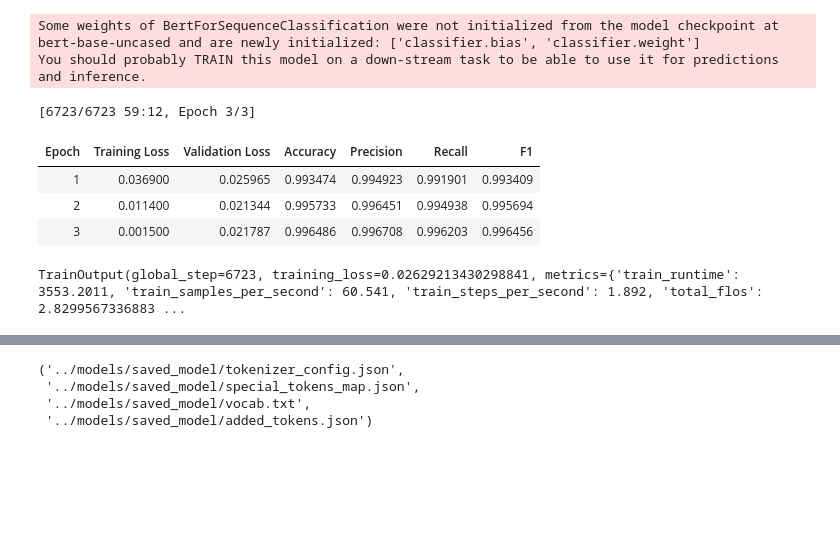
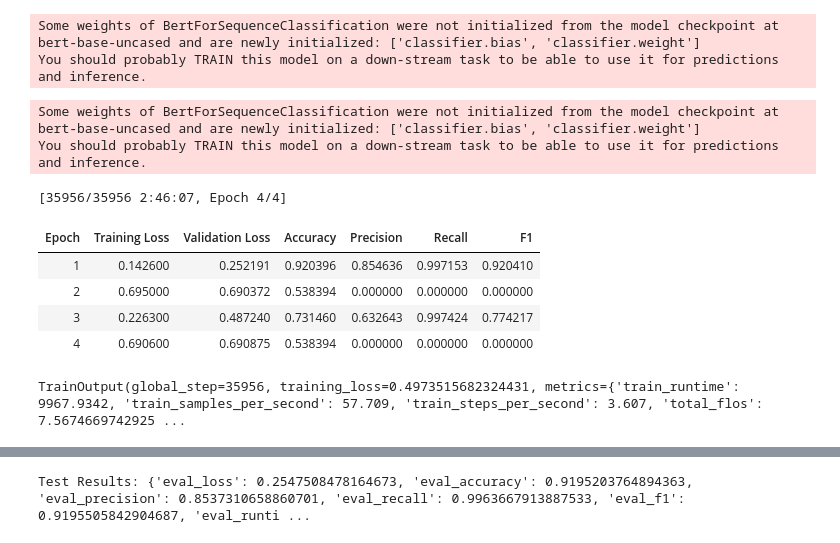
Before and after one commit to ZackPham21/EECS4480---Capstone-Project, a Jupyter notebook: notebooks/02_train_bert.ipynb, the cells around one changed output, grey strips where cells are left out. Saved outputs shown, nothing was run; the diff lists cells and outputs as text; code cells hidden in the pictures; blank space fills up the shorter version.

```diff
--- a/notebooks/02_train_bert.ipynb
+++ b/notebooks/02_train_bert.ipynb
@@ -59,22 +94,16 @@ test_encodings  = tokenizer(test_texts, truncation=True, padding=True, max_lengt
 # %%
-import torch
-# Custom Dataset class
+# Define custom dataset compatible with PyTorch DataLoader
 class EmailDataset(torch.utils.data.Dataset):
     def __init__(self, encodings, labels):
-        self.encodings = encodings # Store the tokenized input data
-        self.labels = labels # Store the corresponding labels
+        self.encodings = encodings           # Tokenized inputs (input_ids, attention_mask)
+        self.labels = list(labels)           # Store corresponding labels
 
     def __len__(self):
-        return len(self.labels) # Return the total number of samples in the dataset
+        return len(self.labels)              # Total number of samples
 
-    def __getitem__(self, idx): # For a given index, retrieve the input tokens and their label
-
-        # Each tensor corresponds to one sample (row) from the tokenized data
-        item = {key: torch.tensor(val[idx]) for key, val in self.encodings.items()}
-        item["labels"] = torch.tensor(int(self.labels.iloc[idx])) # Add the label
+    def __getitem__(self, idx):
+        # Retrieve one encoded sample by index
+        item = {k: torch.tensor(v[idx]) for k, v in self.encodings.items()}
+        # Add corresponding label
+        item["labels"] = torch.tensor(int(self.labels[idx]), dtype=torch.long)
         return item
-
-# Create 3 datasets
-train_dataset = EmailDataset(train_encodings, train_labels)
-val_dataset = EmailDataset(val_encodings, val_labels)
-test_dataset = EmailDataset(test_encodings, test_labels)
@@ -291,12 +413,28 @@ trainer = Trainer(
 Some weights of BertForSequenceClassification were not initialized from the model checkpoint at bert-base-uncased and are newly initialized: ['classifier.bias', 'classifier.weight']
 You should probably TRAIN this model on a down-stream task to be able to use it for predictions and inference.
 # %%
-# Training
-trainer.train()
+# Train the tuned model on full train/val
+train_out_final = tuned_trainer.train()
+print(train_out_final)
+
+# Save the newly trained BERT model and tokenizer
+FINAL_DIR = Path("../models/saved_model")
+FINAL_DIR.mkdir(parents=True, exist_ok=True)
+tuned_trainer.save_model(str(FINAL_DIR))
+tokenizer.save_pretrained(str(FINAL_DIR))
+
+trainer = tuned_trainer
+
+# Evaluate on the held-out test set
+test_results = trainer.evaluate(test_dataset)
+print("Test Results:", test_results)
 # %% [output]
-[6723/6723 59:12, Epoch 3/3]
+Some weights of BertForSequenceClassification were not initialized from the model checkpoint at bert-base-uncased and are newly initialized: ['classifier.bias', 'classifier.weight']
+You should probably TRAIN this model on a down-stream task to be able to use it for predictions and inference.
+[35956/35956 2:46:07, Epoch 4/4]
 | Epoch | Training Loss | Validation Loss | Accuracy | Precision | Recall | F1 |
-| 1 | 0.036900 | 0.025965 | 0.993474 | 0.994923 | 0.991901 | 0.993409 |
-| 2 | 0.011400 | 0.021344 | 0.995733 | 0.996451 | 0.994938 | 0.995694 |
-| 3 | 0.001500 | 0.021787 | 0.996486 | 0.996708 | 0.996203 | 0.996456 |
+| 1 | 0.142600 | 0.252191 | 0.920396 | 0.854636 | 0.997153 | 0.920410 |
+| 2 | 0.695000 | 0.690372 | 0.538394 | 0.000000 | 0.000000 | 0.000000 |
+| 3 | 0.226300 | 0.487240 | 0.731460 | 0.632643 | 0.997424 | 0.774217 |
+| 4 | 0.690600 | 0.690875 | 0.538394 | 0.000000 | 0.000000 | 0.000000 |
-TrainOutput(global_step=6723, training_loss=0.02629213430298841, metrics={'train_runtime': 3553.2011, 'train_samples_per_second': 60.541, 'train_steps_per_second': 1.892, 'total_flos': 2.8299567336883 ...
+TrainOutput(global_step=35956, training_loss=0.4973515682324431, metrics={'train_runtime': 9967.9342, 'train_samples_per_second': 57.709, 'train_steps_per_second': 3.607, 'total_flos': 7.5674669742925 ...
@@ -303,9 +442 @@ TrainOutput(global_step=6723, training_loss=0.02629213430298841, metrics={'train
+Test Results: {'eval_loss': 0.2547508478164673, 'eval_accuracy': 0.9195203764894363, 'eval_precision': 0.8537310658860701, 'eval_recall': 0.9963667913887533, 'eval_f1': 0.9195505842904687, 'eval_runti ...
-# %%
-# Save the newly trained Bert model
-trainer.save_model("../models/saved_model")
-tokenizer.save_pretrained("../models/saved_model")
-# %% [output]
-('../models/saved_model/tokenizer_config.json',
- '../models/saved_model/special_tokens_map.json',
- '../models/saved_model/vocab.txt',
- '../models/saved_model/added_tokens.json')
```
Also changed, not shown: parts of 17 cells of this notebook, 1 other file.
